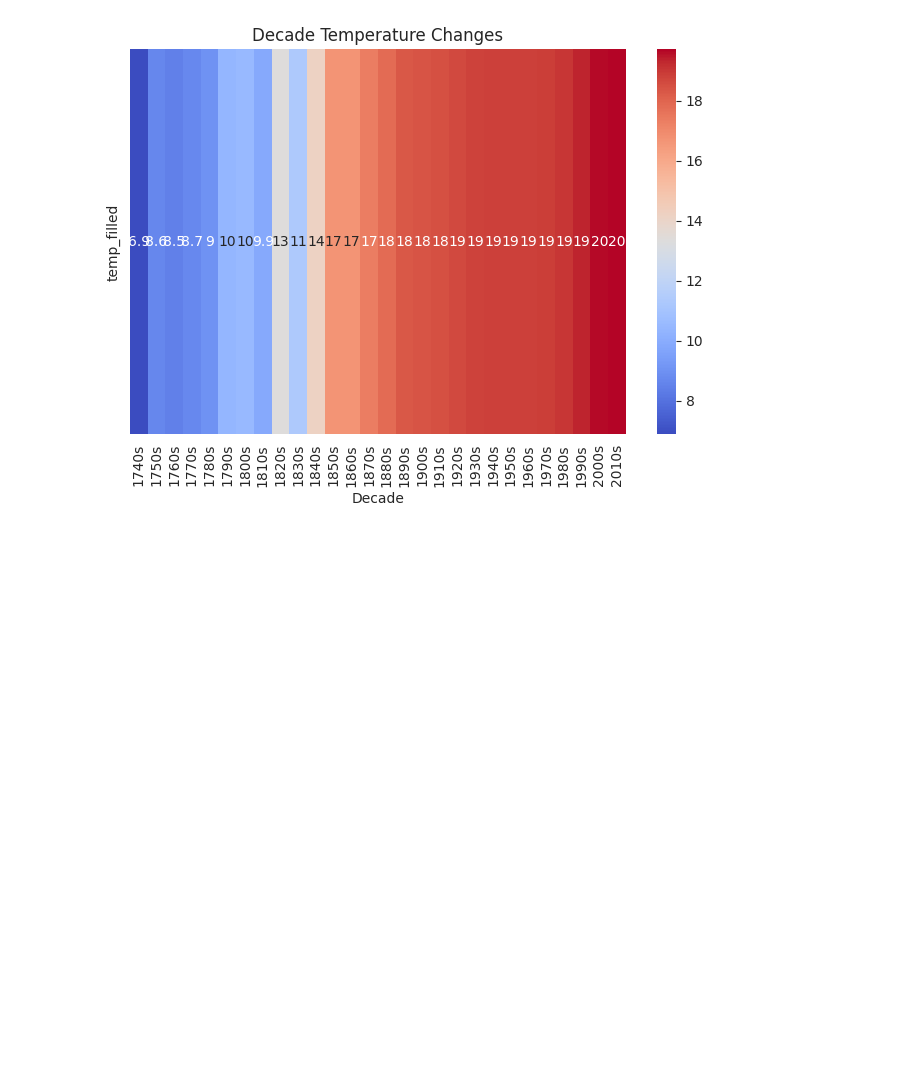
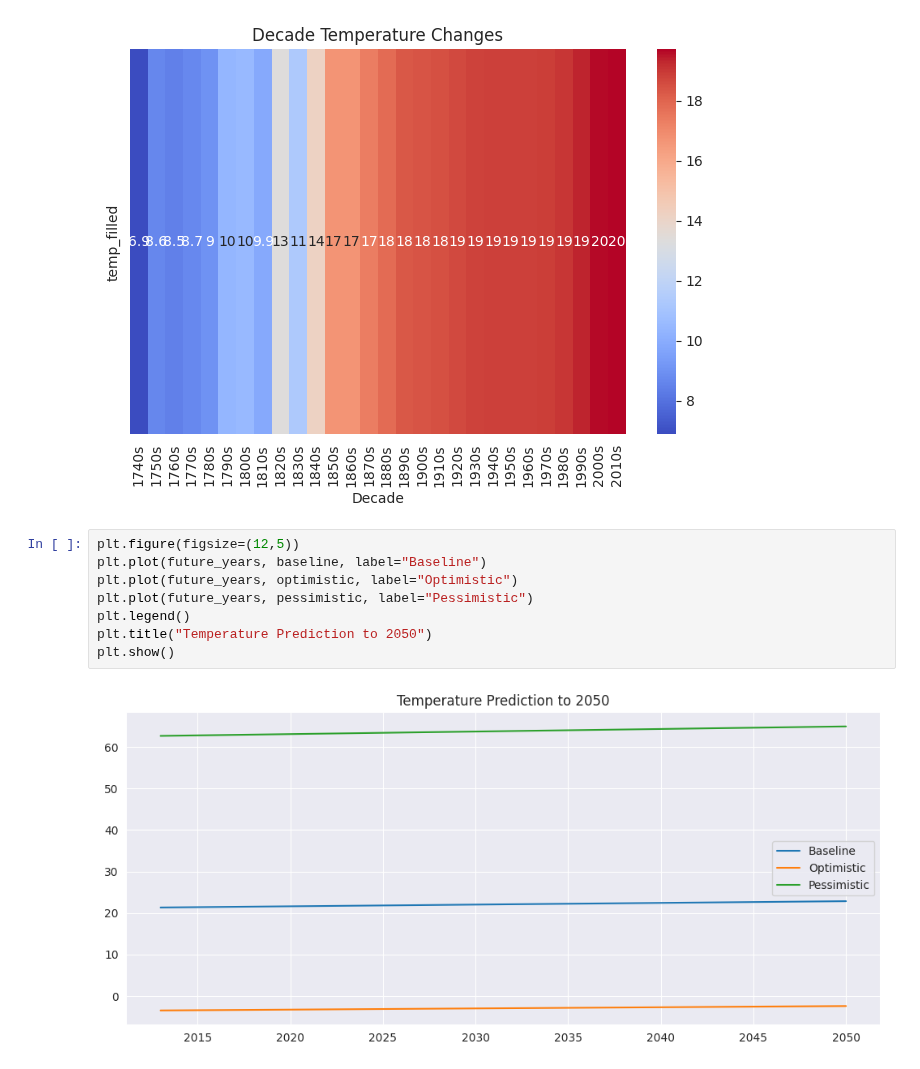
Before and after one commit to Mohammadrzn/maktab-HW, a Jupyter notebook: HW_04_Rezanejad/HW_05_Rezanejad_Q2.ipynb, the cells around one changed output. Saved outputs shown, nothing was run; the diff lists cells and outputs as text; blank space fills up the shorter version.

```diff
--- a/HW_04_Rezanejad/HW_05_Rezanejad_Q2.ipynb
+++ b/HW_04_Rezanejad/HW_05_Rezanejad_Q2.ipynb
@@ -116,3 +116,13 @@ plt.title("Decade Temperature Changes")
 plt.show()
 # %% [output]
 [figure]
+# %%
+plt.figure(figsize=(12,5))
+plt.plot(future_years, baseline, label="Baseline")
+plt.plot(future_years, optimistic, label="Optimistic")
+plt.plot(future_years, pessimistic, label="Pessimistic")
+plt.legend()
+plt.title("Temperature Prediction to 2050")
+plt.show()
+# %% [output]
+[figure, added]
```
